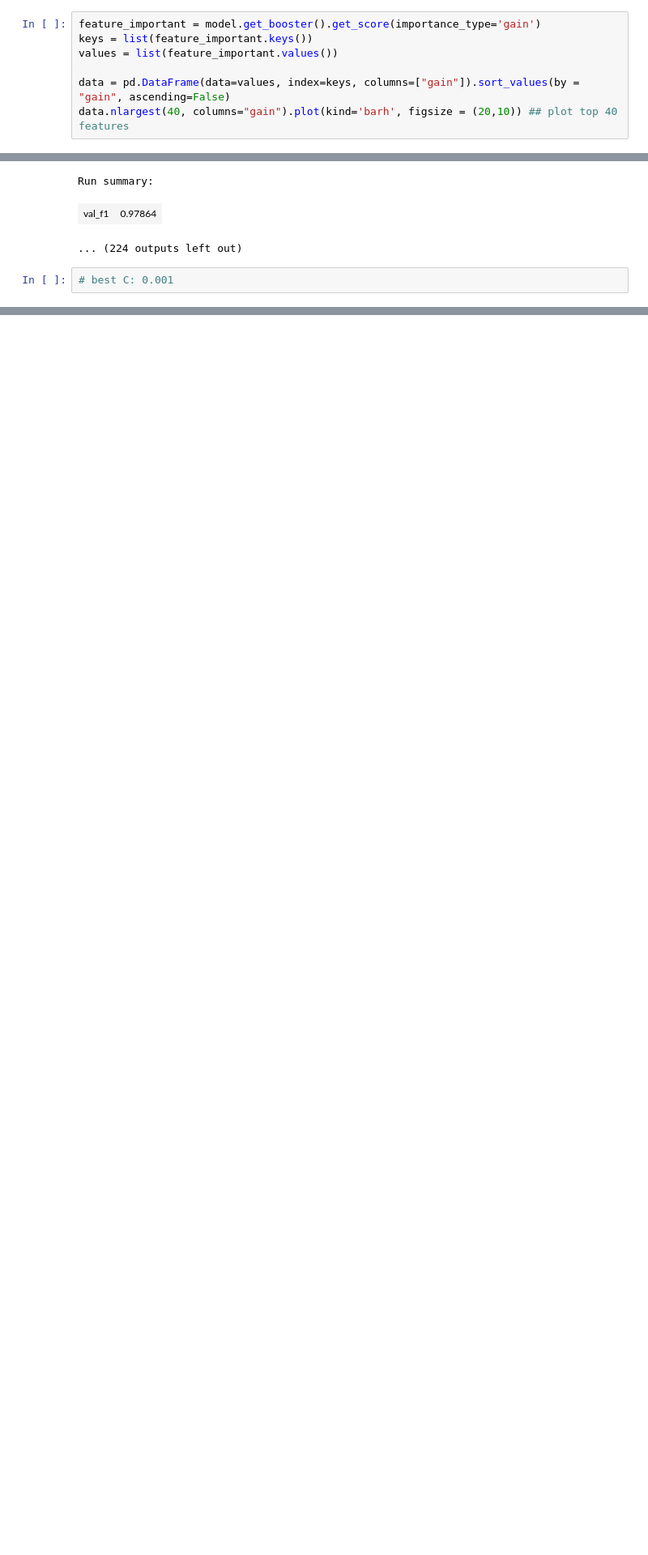
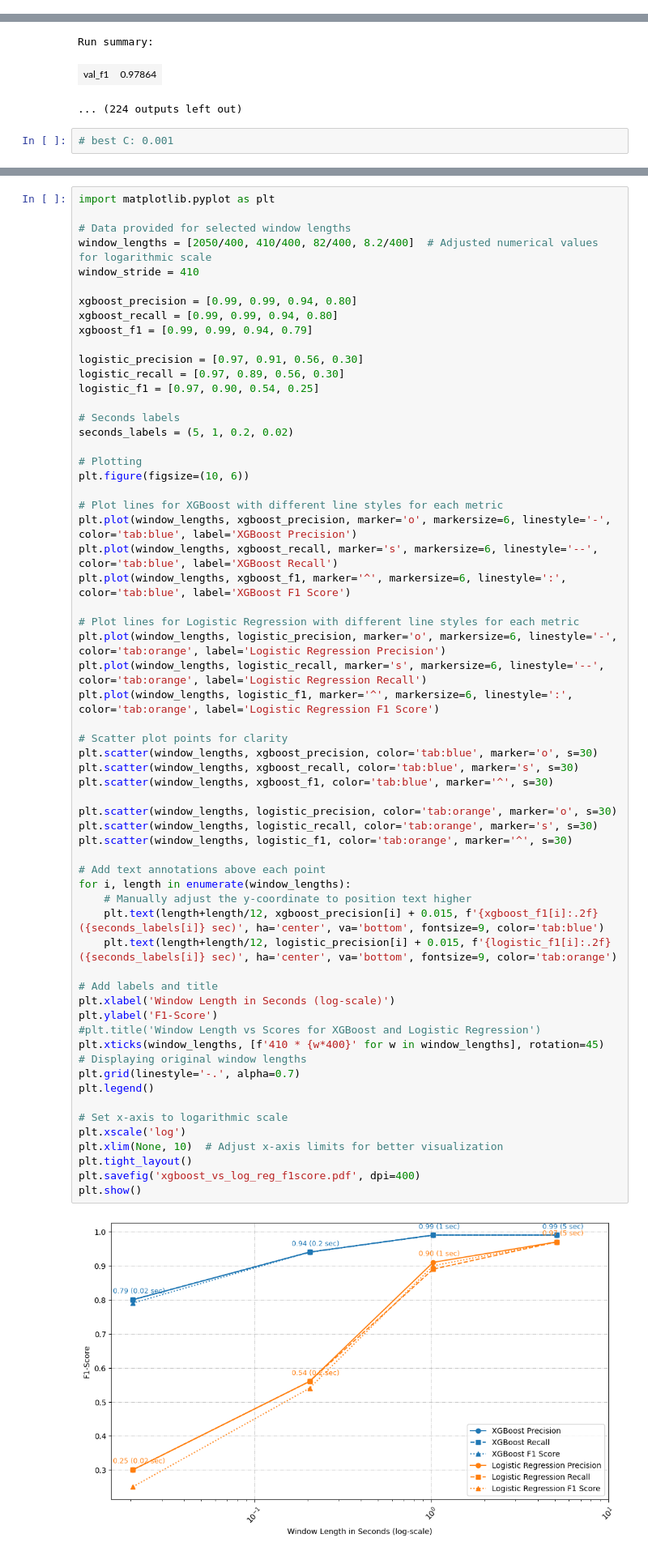
Before and after one commit to till2/ds4w-user-identification, a Jupyter notebook: classification-features.ipynb, the cells around one changed output, grey strips where cells are left out. Shown at 81% size. Cells and saved outputs as stored; diff of their text form; blank space fills up the shorter version.

```diff
--- a/classification-features.ipynb
+++ b/classification-features.ipynb
@@ -432,7 +387,0 @@ plt.show()
-# %%
-feature_important = model.get_booster().get_score(importance_type='gain')
-keys = list(feature_important.keys())
-values = list(feature_important.values())
-
-data = pd.DataFrame(data=values, index=keys, columns=["gain"]).sort_values(by = "gain", ascending=False)
-data.nlargest(40, columns="gain").plot(kind='barh', figsize = (20,10)) ## plot top 40 features
@@ -1027,0 +1137,62 @@ Run summary:
+# %%
+import matplotlib.pyplot as plt
+
+# Data provided for selected window lengths
+window_lengths = [2050/400, 410/400, 82/400, 8.2/400]  # Adjusted numerical values for logarithmic scale
+window_stride = 410
+
+xgboost_precision = [0.99, 0.99, 0.94, 0.80]
+xgboost_recall = [0.99, 0.99, 0.94, 0.80]
+xgboost_f1 = [0.99, 0.99, 0.94, 0.79]
+
+logistic_precision = [0.97, 0.91, 0.56, 0.30]
+logistic_recall = [0.97, 0.89, 0.56, 0.30]
+logistic_f1 = [0.97, 0.90, 0.54, 0.25]
+
+# Seconds labels
+seconds_labels = (5, 1, 0.2, 0.02)
+
+# Plotting
+plt.figure(figsize=(10, 6))
+
+# Plot lines for XGBoost with different line styles for each metric
+plt.plot(window_lengths, xgboost_precision, marker='o', markersize=6, linestyle='-', color='tab:blue', label='XGBoost Precision')
+plt.plot(window_lengths, xgboost_recall, marker='s', markersize=6, linestyle='--', color='tab:blue', label='XGBoost Recall')
+plt.plot(window_lengths, xgboost_f1, marker='^', markersize=6, linestyle=':', color='tab:blue', label='XGBoost F1 Score')
+
+# Plot lines for Logistic Regression with different line styles for each metric
+plt.plot(window_lengths, logistic_precision, marker='o', markersize=6, linestyle='-', color='tab:orange', label='Logistic Regression Precision')
+plt.plot(window_lengths, logistic_recall, marker='s', markersize=6, linestyle='--', color='tab:orange', label='Logistic Regression Recall')
+plt.plot(window_lengths, logistic_f1, marker='^', markersize=6, linestyle=':', color='tab:orange', label='Logistic Regression F1 Score')
+
+# Scatter plot points for clarity
+plt.scatter(window_lengths, xgboost_precision, color='tab:blue', marker='o', s=30)
+plt.scatter(window_lengths, xgboost_recall, color='tab:blue', marker='s', s=30)
+plt.scatter(window_lengths, xgboost_f1, color='tab:blue', marker='^', s=30)
+
+plt.scatter(window_lengths, logistic_precision, color='tab:orange', marker='o', s=30)
+plt.scatter(window_lengths, logistic_recall, color='tab:orange', marker='s', s=30)
+plt.scatter(window_lengths, logistic_f1, color='tab:orange', marker='^', s=30)
+
+# Add text annotations above each point
+for i, length in enumerate(window_lengths):
+    # Manually adjust the y-coordinate to position text higher
+    plt.text(length+length/12, xgboost_precision[i] + 0.015, f'{xgboost_f1[i]:.2f} ({seconds_labels[i]} sec)', ha='center', va='bottom', fontsize=9, color='tab:blue')
+    plt.text(length+length/12, logistic_precision[i] + 0.015, f'{logistic_f1[i]:.2f} ({seconds_labels[i]} sec)', ha='center', va='bottom', fontsize=9, color='tab:orange')
+
+# Add labels and title
+plt.xlabel('Window Length in Seconds (log-scale)')
+plt.ylabel('F1-Score')
+#plt.title('Window Length vs Scores for XGBoost and Logistic Regression')
+plt.xticks(window_lengths, [f'410 * {w*400}' for w in window_lengths], rotation=45)  # Displaying original window lengths
+plt.grid(linestyle='-.', alpha=0.7)
+plt.legend()
+
+# Set x-axis to logarithmic scale
+plt.xscale('log')
+plt.xlim(None, 10)  # Adjust x-axis limits for better visualization
+plt.tight_layout()
+plt.savefig('xgboost_vs_log_reg_f1score.pdf', dpi=400)
+plt.show()
+# %% [output]
+[figure, added]
```
Also changed, not shown: parts of 18 cells of this notebook.
